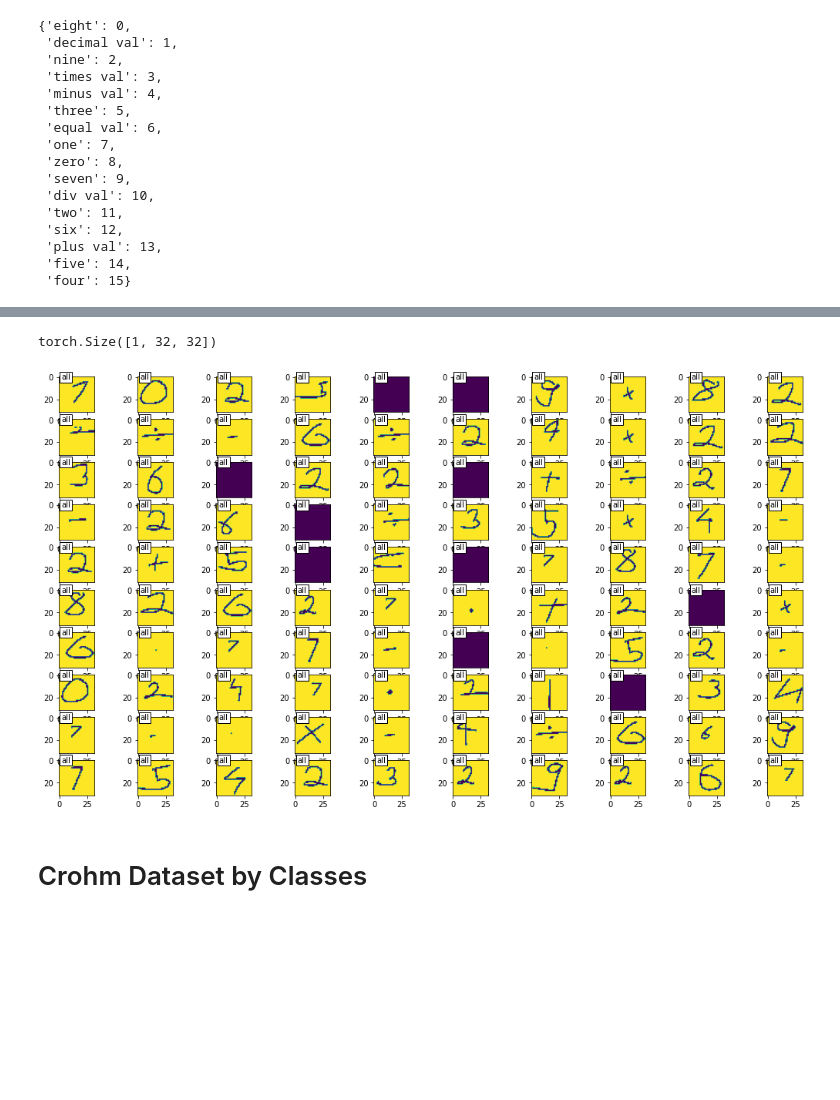
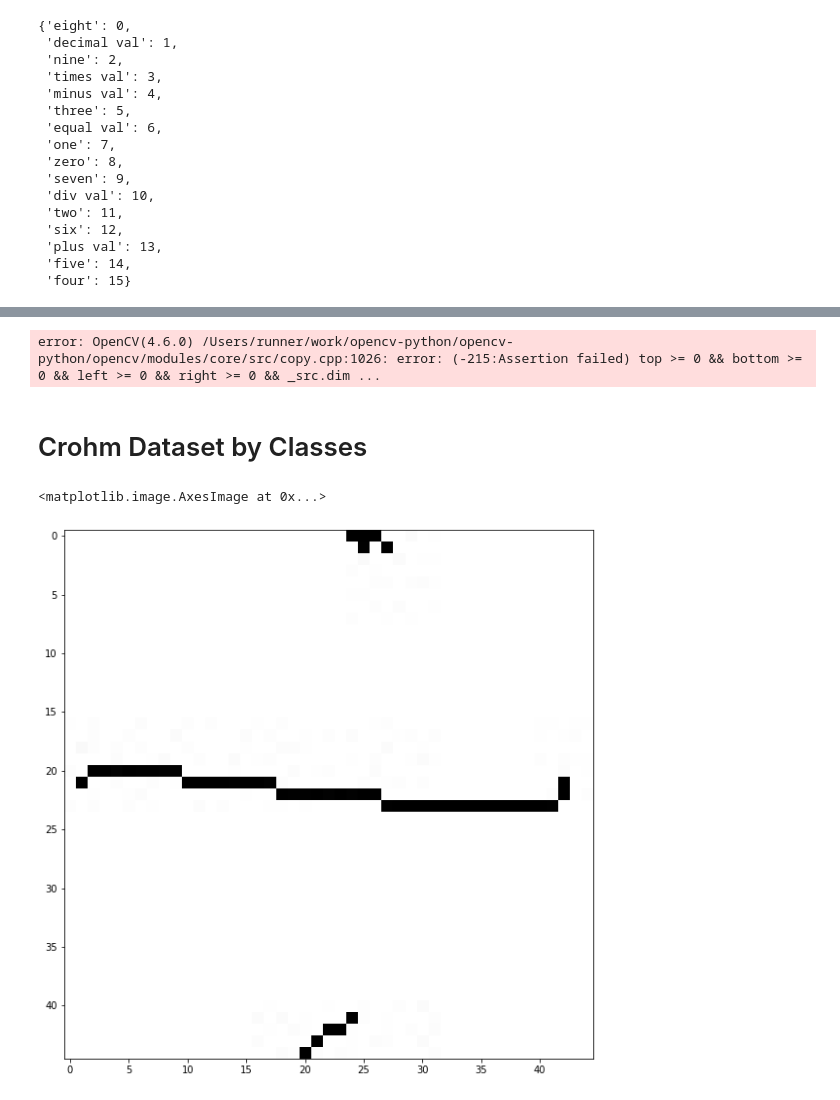
Before and after one commit to shubham-shinde/optical_character_recognition, a Jupyter notebook: notebooks/Train-Eval Data Augmentation.ipynb, the cells around one changed output, grey strips where cells are left out. Drawn from its saved outputs; the diff is of its cells as text; code cells hidden in the pictures; blank space fills up the shorter version.

```diff
--- a/notebooks/Train-Eval Data Augmentation.ipynb
+++ b/notebooks/Train-Eval Data Augmentation.ipynb
@@ -45,23 +70,24 @@ train_dataset_transform = A.Compose([
     ToBlackAndWhite(p=1),
     A.Resize(width=100, height=100),
     A.Perspective(
-        scale=(0.08, 0.12),
+        scale=(0.06, 0.10),
         p=0.5,
         fit_output=True,
-        pad_val=(1.0),
+        pad_val=(255.0),
     ),
-    Dilation(p=0.5),
-    Erosin(p=0.5),
-    A.Rotate(limit=20, p=0.5, value=(1.0), border_mode=cv2.BORDER_CONSTANT),
+    A.Rotate(limit=20, p=0.5, value=(255.0), border_mode=cv2.BORDER_CONSTANT),
     A.Resize(width=model_input_shape[0], height=model_input_shape[1]),
     A.PadIfNeeded(
         min_width=model_input_shape[0]+6,
         min_height=model_input_shape[1]+6,
-        value=(1.0),
+        value=(255.0),
         border_mode=cv2.BORDER_CONSTANT,
         p=1
     ),
-    A.RandomCrop(model_input_shape[0], model_input_shape[1]),
+    A.RandomCrop(model_input_shape[0], model_input_shape[1]), # use min crop
+    Thresholding(p=1),
+    Skeletonize(p=1,conv_shape=3),
+    Thresholding(p=1),
     ToTensorV2()
 ])
 # %%
@@ -169,10 +217,9 @@ test_dataset_transform = A.Compose([
 
 test_dataset = ImageDataset(root=test_dataset_path, transform=test_dataset_transform)
 # %%
-show_transformed_images(test_dataset)
+show_transformed_images(test_dataset, save=True, name='test')
 # %% [output]
-torch.Size([1, 32, 32])
+error: OpenCV(4.6.0) /Users/runner/work/opencv-python/opencv-python/opencv/modules/core/src/copy.cpp:1026: error: (-215:Assertion failed) top >= 0 && bottom >= 0 && left >= 0 && right >= 0 && _src.dim ...
-[figure, removed]
 # %% [markdown]
 # Crohm Dataset by Classes
 # %%
@@ -200,4 +247,9 @@ crohm_dataset_transform = A.Compose([
     ToTensorV2()
 ])
 # %%
-crohm_dataset = ImageDataset(root=crohme_dataset_path, transform=crohm_dataset_transform)
+crohm_dataset = ImageDataset(root=crohme_dataset_path, transform=train_dataset_transform)
+# %%
+plt.imshow(crohm_dataset[0][2])
+# %% [output]
+<matplotlib.image.AxesImage at 0x...>
+[figure, added]
```
Also changed, not shown: parts of 10 cells of this notebook, 2 other files.
